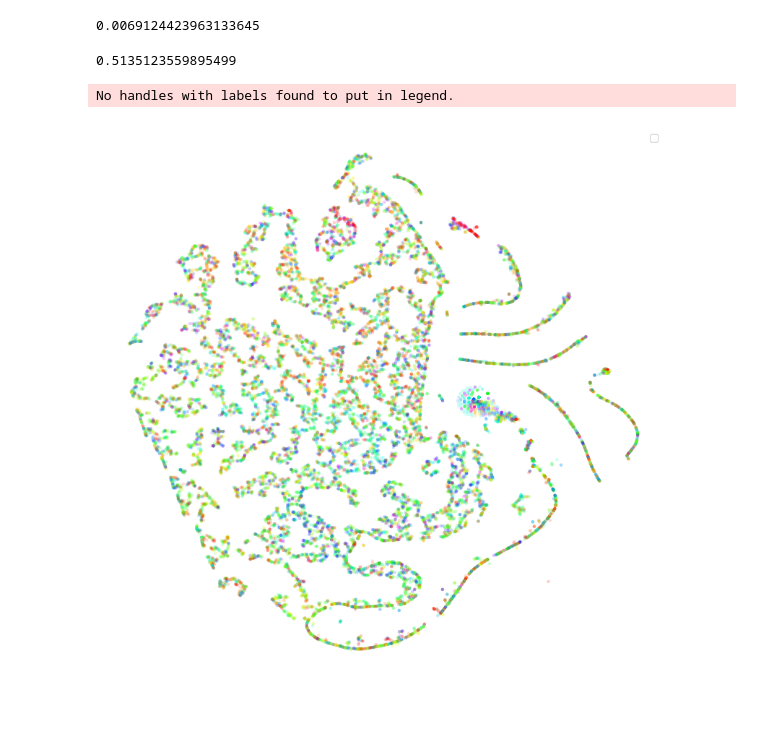
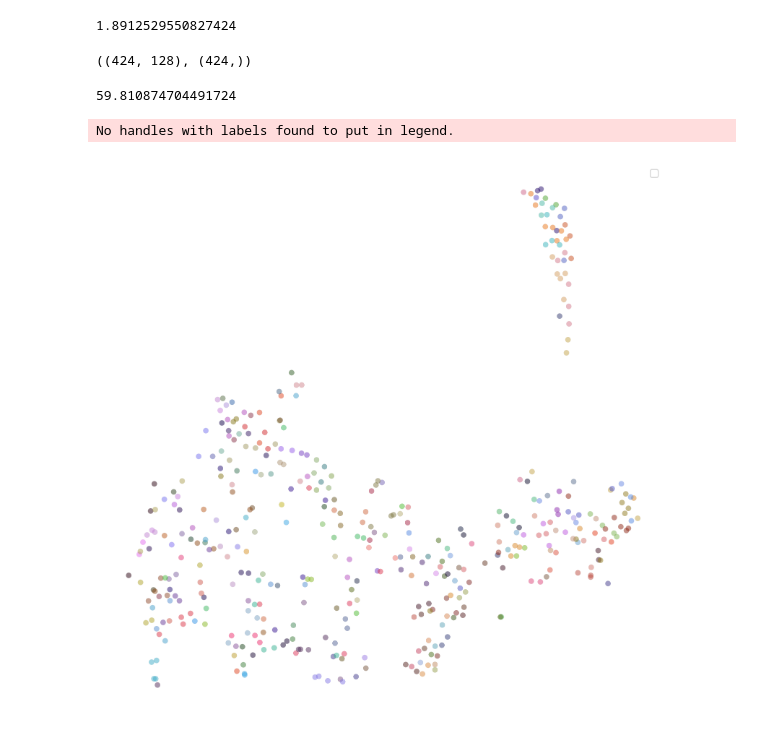
Before and after one commit to Asheeshkrsharma/Identification-OpenCows, a Jupyter notebook: tracklet.ipynb, the cells around one changed output. Cells and saved outputs as stored; diff of their text form; code cells hidden in the pictures.

```diff
--- a/tracklet.ipynb
+++ b/tracklet.ipynb
@@ -288,4 +309,6 @@ Clipping input data to the valid range for imshow with RGB data ([0..1] for floa
 # %%
+import torch.nn.functional as F
+
 # Reciprocal Triplet loss
 class RTL(nn.Module):
     def __init__(self):
@@ -295,9 +318,7 @@ class RTL(nn.Module):
         return (anchor - instance).pow(2).sum(1)
 
     def forward(self, negative, anchor, positive, prediction=None, target=None):
-        # Take mean along the sequence dimension
-        negative, positive, anchor = negative.mean(dim=1), positive.mean(dim=1), anchor.mean(dim=1)
-        return self.d(anchor, positive) + 1 / self.d(anchor, negative)
+        return self.d(anchor, positive) + (1 / self.d(anchor, negative))
 
 class RTLSL(nn.Module):
     def __init__(self, _lambda=0.01):
@@ -307,6 +328,6 @@ class RTLSL(nn.Module):
         self.CE = nn.CrossEntropyLoss()
 
     def forward(self, negative, anchor, positive, prediction, target):
-        rtlLoss = self._lambda * self.RTL(anchor, positive, negative).sum()
+        rtlLoss = self.RTL(negative, anchor, positive)
         entropy = self.CE(input=prediction, target=target)
-        return rtlLoss + entropy
+        return self._lambda * rtlLoss.mean() + entropy
@@ -437,18 +451,18 @@ def loadImage(path):
     return image
 
 topDir = './datasets/OpenSetCows2021'
-lstmEmbeddings, labels  = numpy.zeros((1, 128)), numpy.zeros((1))
+lstmEmbeddings  = numpy.zeros((1, 128))
 
 # Get the device, prefer Cuda over CPU
 device = torch.device("cuda" if torch.cuda.is_available() else "cpu")
 # device = "cpu"
-model = LRResNetMod(182)
+model = LRResNetMod(155)
 model.load_state_dict(torch.load('models/LRCNN.pth', map_location=torch.device('cpu')))
 model.to(device)
 
 trackletLabels, predictedLabels = [], []
 # Test accuracy
-with open('./utils/opecowsTracklets.json') as f:
+with open('./utils/opencowsTracklets.json') as f:
   files = json.load(f)
   files = files['train']
   for i in tqdm(range(len(files)), desc="Inferencing tracklets"):
@@ -462,12 +476,12 @@ with open('./utils/opecowsTracklets.json') as f:
     images = images.to(device)
     with torch.no_grad():
       lstmOut, pred = model(images)
-    pred = torch.argmax(pred.mean(dim=1)).data.cpu().numpy()
+    pred = torch.argmax(pred).data.cpu().numpy()
     predictedLabels.append(pred)
-    # print(lstmEmbeddings.shape, lstmOut.shape)
-    lstmEmbeddings = numpy.concatenate((lstmEmbeddings, lstmOut.data.cpu().numpy()[0]), axis=0)
-    label = numpy.ones(sequenceLength) * int(label)
-    labels = numpy.concatenate((labels, label), axis=0)
+    lstmEmbeddings = numpy.concatenate((lstmEmbeddings, lstmOut.data.cpu().numpy()), axis=0)
+    # label = numpy.ones(sequenceLength) * int(label)
+    # label = int(label)
+    # labels = numpy.concatenate((labels, label), axis=0)
     del images, lstmOut
     torch.cuda.empty_cache()
 lstmEmbeddings, labels = lstmEmbeddings[1:], labels[1:]
@@ -475,9 +489,13 @@ trackletLabels, predictedLabels = numpy.array(trackletLabels), numpy.array(predi
 # %%
 correct = (trackletLabels == predictedLabels)
 accuracy = float(numpy.count_nonzero(correct)) / (len(trackletLabels) - 1)
-accuracy
+accuracy * 100
 # %% [output]
-0.0069124423963133645
+1.8912529550827424
+# %%
+lstmEmbeddings.shape, trackletLabels.shape
+# %% [output]
+((424, 128), (424,))
 # %%
 from sklearn.manifold import TSNE
 from sklearn.neighbors import KNeighborsClassifier
@@ -487,13 +505,13 @@ tSNE = TSNE(n_components=2, learning_rate='auto', perplexity=30, init='pca')
 reduction = tSNE.fit_transform(lstmEmbeddings)
 # %%
 KNN = KNeighborsClassifier(n_neighbors=2, n_jobs=-4)
-KNN.fit(reduction, labels)
+KNN.fit(reduction, trackletLabels)
 predictions = KNN.predict(reduction)
-correct = (predictions == labels)
-accuracy = float(numpy.count_nonzero(correct)) / (len(labels) - 1)
-accuracy
+correct = (predictions == trackletLabels)
+accuracy = float(numpy.count_nonzero(correct)) / (len(trackletLabels) - 1)
+accuracy * 100
 # %% [output]
-0.5135123559895499
+59.810874704491724
 # %%
 def get_cmap(n, name='hsv'):
   '''Returns a function that maps each index in 0, 1, ..., n-1 to a distinct
@@ -502,25 +520,25 @@ def get_cmap(n, name='hsv'):
 # %%
 import matplotlib.pyplot as plt
 
 d1 = ["#572023","#4ebd32","#4a219c","#89b925","#753ec2","#28c769","#be59e0","#4ea530","#7f6df3","#c2b41d","#261374","#4ab252","#b651c0","#75ba56","#5256c5","#e6a01e","#8479e6","#8da435","#693a99","#2e7c23","#ee2e6f","#51b469","#2a0f52","#bd9c2a","#5488e3","#eb791c","#5790d3","#e04723","#38b5bc","#de364f","#49b87f","#de477a","#38b18b","#d74236","#4bb9a6","#a72544","#3e7e3c","#ca83de","#84a550","#4e2875","#da8829","#5e60af","#c5a54b","#150830","#db8c43","#38417b","#ba5d1f","#46a1cc","#8e2615","#5fa5b9","#d16a43","#1e2647","#d59e60","#2d1946","#87ab69","#89529a","#586b19","#ac91da","#917a1e","#88a1d6","#8f4d1b","#556497","#d98955","#324260","#aea257","#522d5a","#74b790","#d76166","#448958","#cf6589","#1c451d","#d96c7e","#1c432c","#d05d50","#57988c","#7c2e24","#7ea78b","#431626","#b6ac74","#7e5686","#3e571d","#ba8fc2","#846625","#9199be","#3a3415","#d1868e","#3c7659","#8d3a4e","#276361","#d17e68","#4a6785","#c18c63","#596e46","#b68285","#6d4920","#9ea67e","#673a27","#c18f77","#827b46","#7a6447"]
 d2 = ["#904d2f","#975deb","#47bd3b","#381793","#7cb827","#8c29ae","#bab71b","#594bcc","#559829","#e56ef1","#3db960","#b65ada","#7eb453","#532c9e","#b0a42b","#7673f1","#d99227","#280f6f","#31ba7f","#b24dbc","#4c6f1c","#4483f2","#e9751b","#3295e9","#e54021","#3ba7e5","#d3282c","#36b393","#e63d7a","#56a06c","#0f0047","#aba745","#1c0b53","#72a662","#7441a4","#867718","#9b7ae5","#98a051","#5061c2","#cb5021","#6889e5","#d37334","#423b8d","#cb8e3f","#381c64","#be9353","#180632","#e07c52","#3566aa","#dc533e","#3eadc8","#dc3748","#52b4b6","#de365a","#335f26","#d686ea","#30401f","#9e65c3","#a39b64","#301146","#6cab96","#912917","#6e98de","#92541d","#a492e5","#675623","#7565b4","#83976d","#6d307b","#356c58","#c64461","#347b81","#ec726b","#0e0d2c","#d19471","#231a40","#bd4c41","#67a0cf","#822a29","#7ea5c4","#290211","#c386d2","#53221d","#9e9bd6","#3f1926","#b597c6","#242d4b","#d2786f","#343a71","#af9677","#522d5a","#d4798b","#344b69","#8a354a","#436393","#79573e","#8164a3","#b68285","#5c7090","#825989"]
-# colors = list(set(d1 + d2))
-# faceColors = [colors[int(label)] for label in predictions]
-colors = get_cmap(182)
-faceColors = [colors(int(label)) for label in predictions]
+colors = list(set(d1 + d2))
+faceColors = [colors[int(label)] for label in trackletLabels]
+# colors = get_cmap(155)
+# faceColors = [colors(int(label)) for label in predictions]
 plt.rcParams["figure.figsize"] = (10, 10)
 fig, ax = plt.subplots(1, dpi=200)
-plt.scatter(reduction[:, 0], reduction[:, 1], s=10, alpha=0.2, edgecolor="#262626", linewidth=0.02, facecolor=faceColors)
+plt.scatter(reduction[:, 0], reduction[:, 1], s=30, alpha=0.5, edgecolor="#262626", linewidth=0.02, facecolor=faceColors)
 # Viz tweaks https://olgabotvinnik.com/blog/prettyplotlib-painlessly-create-beautiful-matplotlib
 [ax.spines[spine].set_visible(False) for spine in ["top", "right", "bottom", "left"]]
 ax.axes.get_xaxis().set_ticks([])
 ax.axes.get_yaxis().set_ticks([])
 ax.axis("tight")
 ax.legend()
 plt.show()
 # %% [output]
 No handles with labels found to put in legend.
-[figure, old version]
+[figure, new version]
 # %%
 # TODOs
 # [1] Support triplets
```
Also changed, not shown: parts of 7 cells of this notebook.
